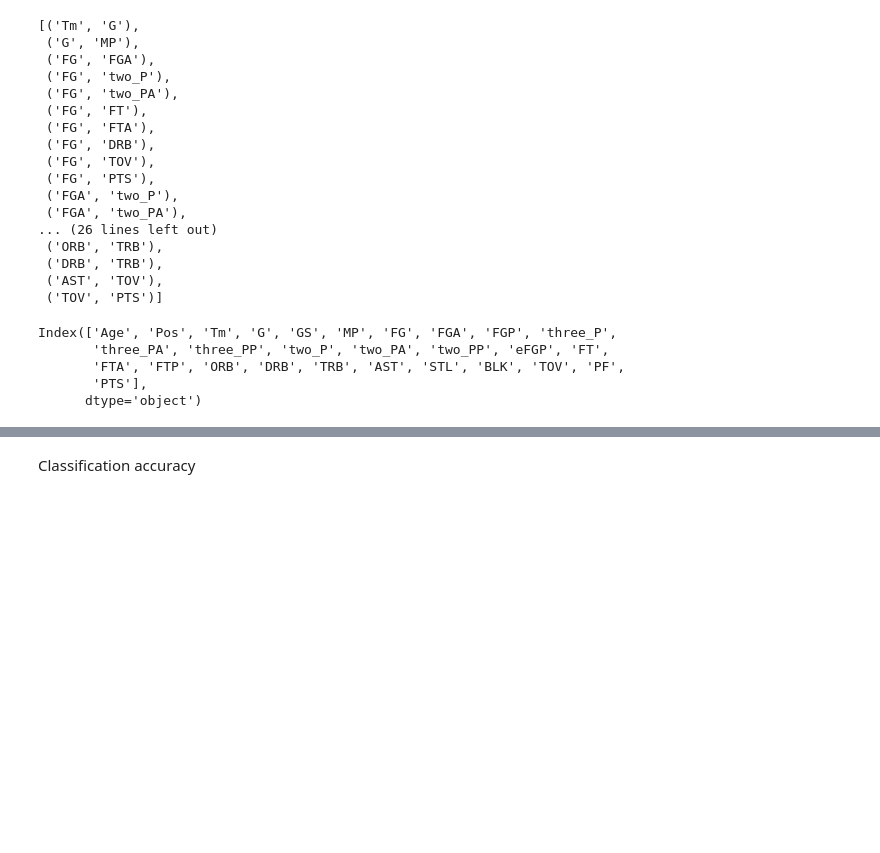
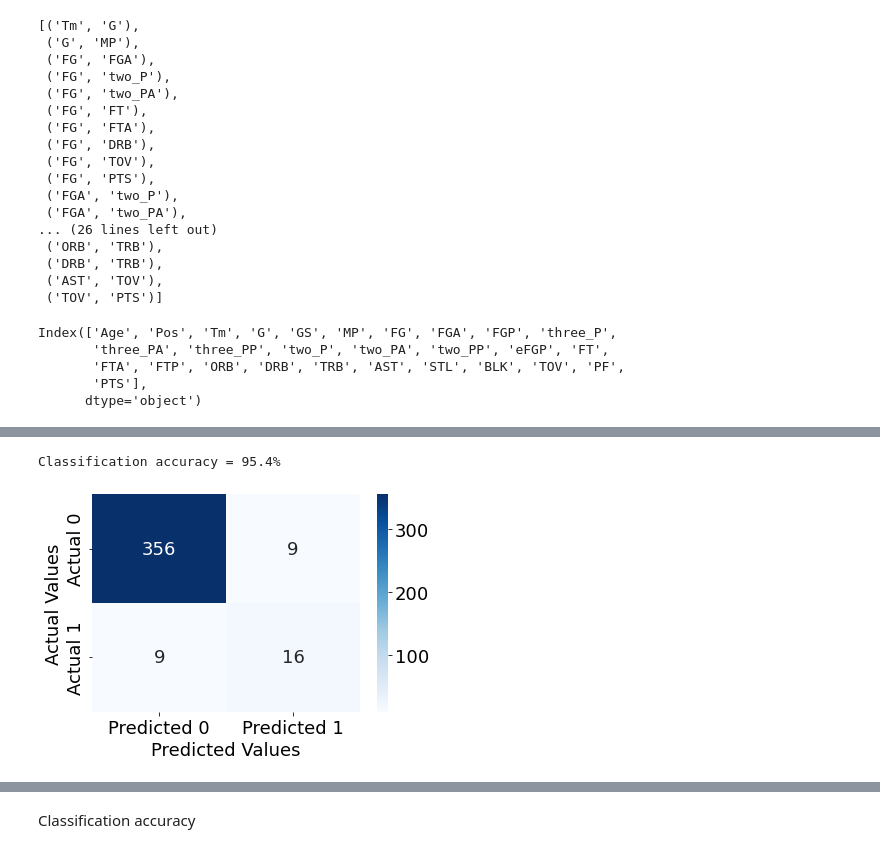
Before and after one commit to STShark00/IstanBulls, a Jupyter notebook: Create_Model.ipynb, the cells around one changed output, grey strips where cells are left out. Drawn from its saved outputs; the diff is of its cells as text; code cells hidden in the pictures; blank space fills up the shorter version.

```diff
--- a/Create_Model.ipynb
+++ b/Create_Model.ipynb
@@ -229,0 +302,5 @@ quasi-separation. In this case some parameters will not be identified.
+# %%
+confusion_matrix_year(test_2014, true_2014_as_count)
+# %% [output]
+Classification accuracy = 95.4%
+[figure, added]
```
Also changed, not shown: parts of 37 cells of this notebook, 6 other files.
